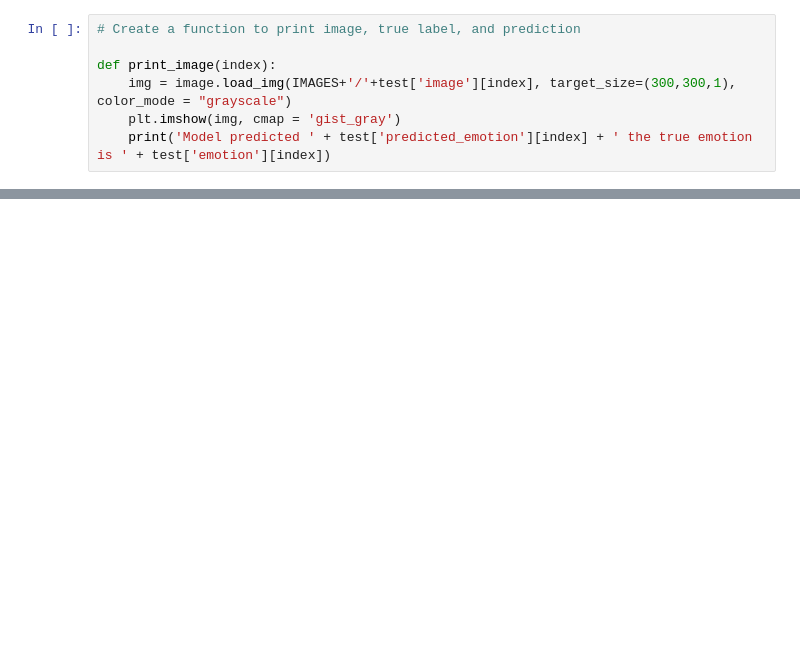
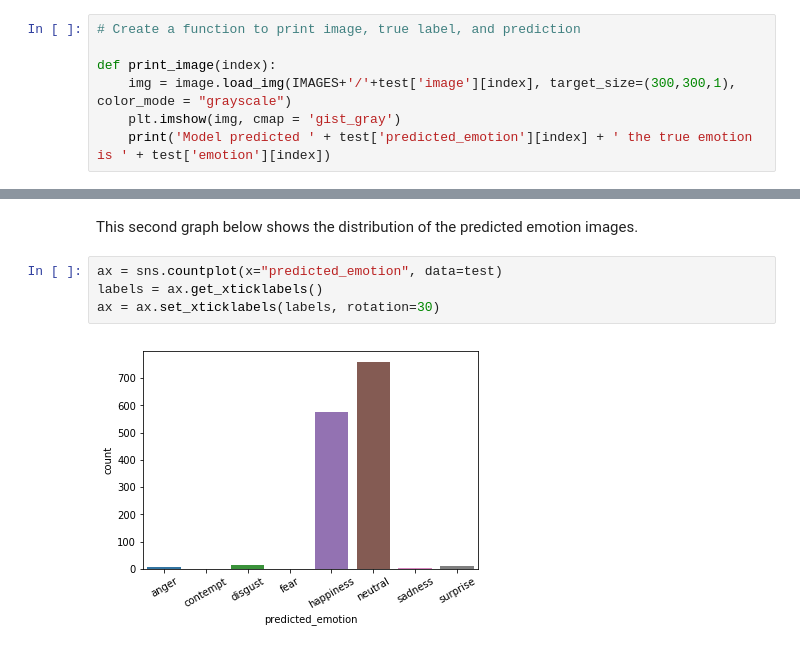
Before and after one commit to cjc2238/Emotion-Facial-Image-Detection, a Jupyter notebook: Facial Expression Detector.ipynb, the cells around one changed output, grey strips where cells are left out. Drawn from its saved outputs; the diff is of its cells as text; blank space fills up the shorter version.

```diff
--- a/Facial Expression Detector.ipynb
+++ b/Facial Expression Detector.ipynb
@@ -186,0 +235,8 @@ test.head(25)
+# %% [markdown]
+This second graph below shows the distribution of the predicted emotion images.
+# %%
+ax = sns.countplot(x="predicted_emotion", data=test)
+labels = ax.get_xticklabels()
+ax = ax.set_xticklabels(labels, rotation=30)
+# %% [output]
+[figure, added]
```
Also changed, not shown: parts of 31 cells of this notebook.
